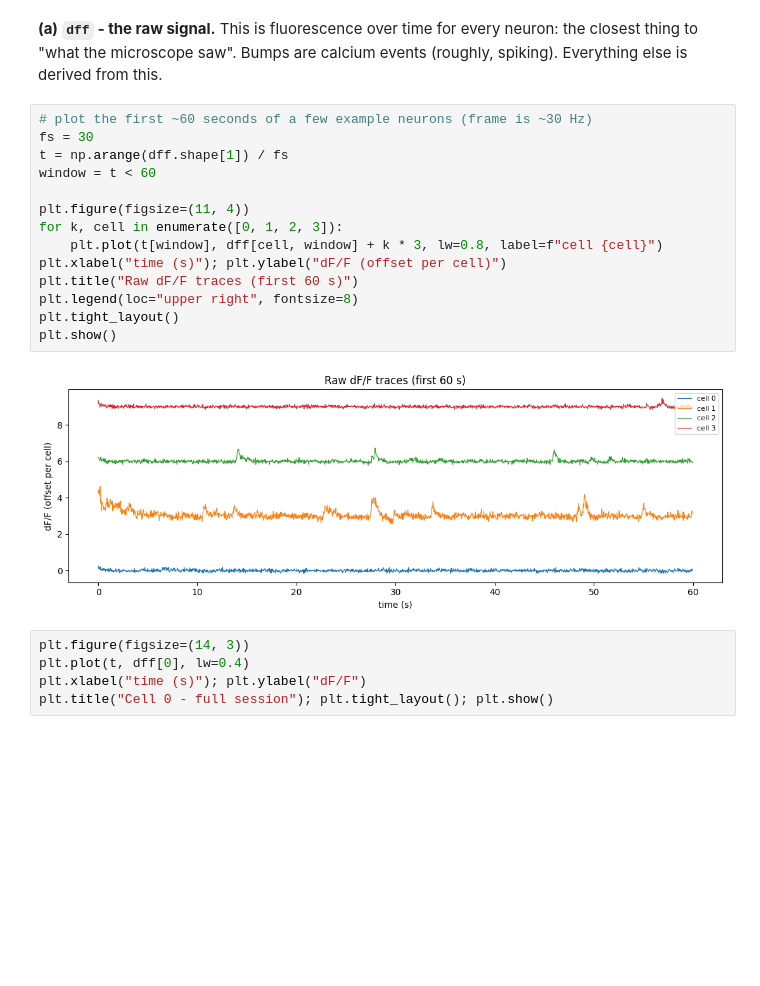
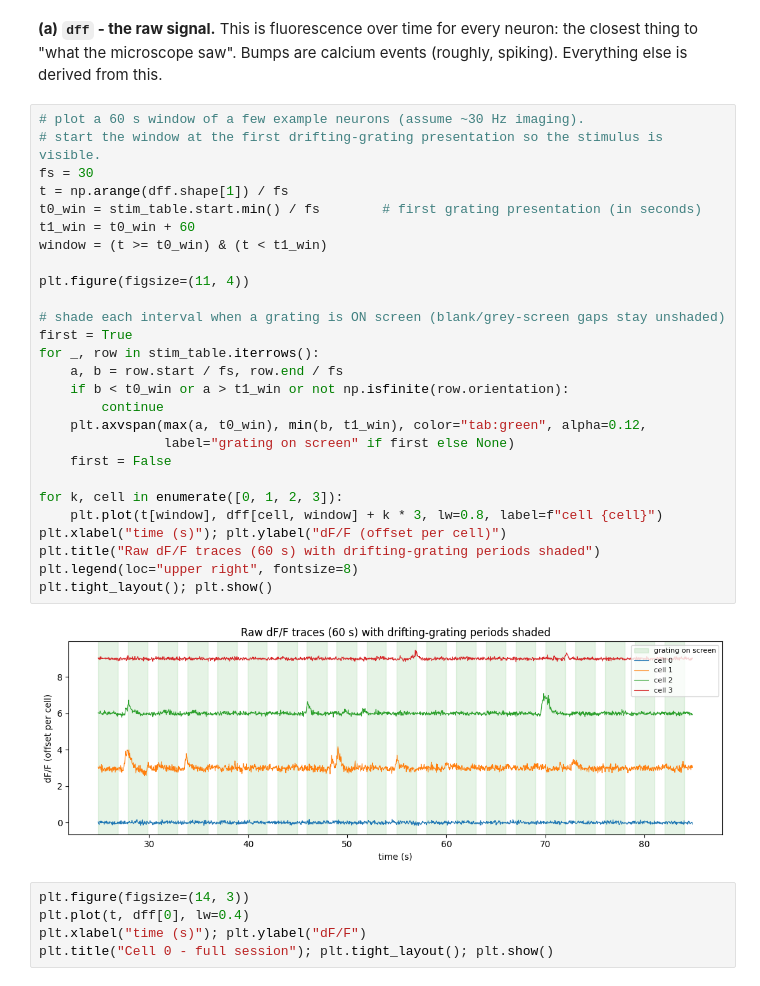
Before and after one commit to zbluee/Predicting_Brain_Regions, a Jupyter notebook: Predicting_Brain_Regions.ipynb, the cells around one changed output. Drawn from its saved outputs; the diff is of its cells as text; blank space fills up the shorter version.

```diff
--- a/Predicting_Brain_Regions.ipynb
+++ b/Predicting_Brain_Regions.ipynb
@@ -180,22 +180,35 @@ trial_response : (628, 94) = (n_trials, n_cells)  one response per trial per cel
 tuning_array   : (8, 5, 94) = (8 ori, 5 TF, n_cells)  trial-averaged tuning
 # %% [markdown]
 **(a) `dff` - the raw signal.** This is fluorescence over time for every neuron: the closest thing to "what the microscope saw". Bumps are calcium events (roughly, spiking). Everything else is derived from this.
-# %%
-# plot the first ~60 seconds of a few example neurons (frame is ~30 Hz)
-fs = 30
-t = np.arange(dff.shape[1]) / fs
-window = t < 60
-
-plt.figure(figsize=(11, 4))
-for k, cell in enumerate([0, 1, 2, 3]):
-    plt.plot(t[window], dff[cell, window] + k * 3, lw=0.8, label=f"cell {cell}")
-plt.xlabel("time (s)"); plt.ylabel("dF/F (offset per cell)")
-plt.title("Raw dF/F traces (first 60 s)")
-plt.legend(loc="upper right", fontsize=8)
-plt.tight_layout()
-plt.show()
-# %% [output]
-[figure, removed]
+# %%
+# plot a 60 s window of a few example neurons (assume ~30 Hz imaging).
+# start the window at the first drifting-grating presentation so the stimulus is visible.
+fs = 30
+t = np.arange(dff.shape[1]) / fs
+t0_win = stim_table.start.min() / fs        # first grating presentation (in seconds)
+t1_win = t0_win + 60
+window = (t >= t0_win) & (t < t1_win)
+
+plt.figure(figsize=(11, 4))
+
+# shade each interval when a grating is ON screen (blank/grey-screen gaps stay unshaded)
+first = True
+for _, row in stim_table.iterrows():
+    a, b = row.start / fs, row.end / fs
+    if b < t0_win or a > t1_win or not np.isfinite(row.orientation):
+        continue
+    plt.axvspan(max(a, t0_win), min(b, t1_win), color="tab:green", alpha=0.12,
+                label="grating on screen" if first else None)
+    first = False
+
+for k, cell in enumerate([0, 1, 2, 3]):
+    plt.plot(t[window], dff[cell, window] + k * 3, lw=0.8, label=f"cell {cell}")
+plt.xlabel("time (s)"); plt.ylabel("dF/F (offset per cell)")
+plt.title("Raw dF/F traces (60 s) with drifting-grating periods shaded")
+plt.legend(loc="upper right", fontsize=8)
+plt.tight_layout(); plt.show()
+# %% [output]
+[figure, added]
 # %%
 plt.figure(figsize=(14, 3))
 plt.plot(t, dff[0], lw=0.4)
```
Also changed, not shown: parts of 10 cells of this notebook.
